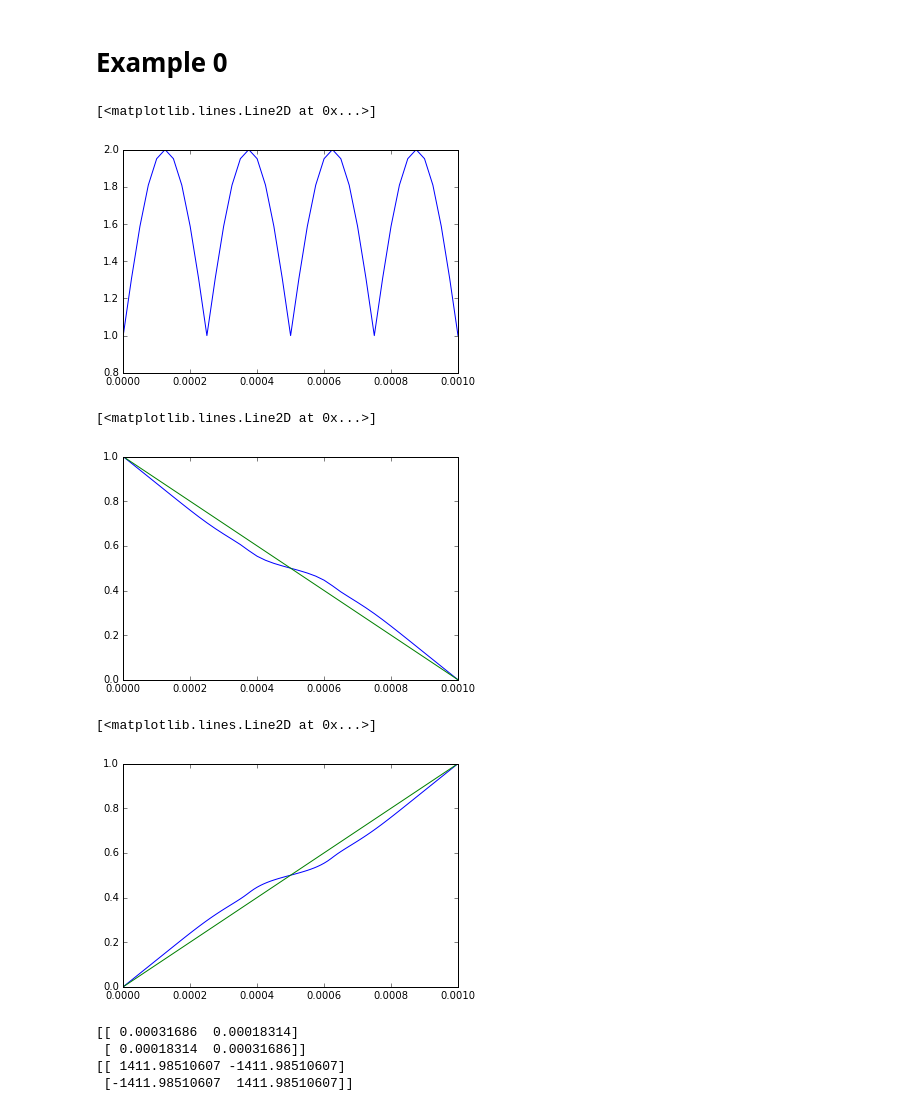
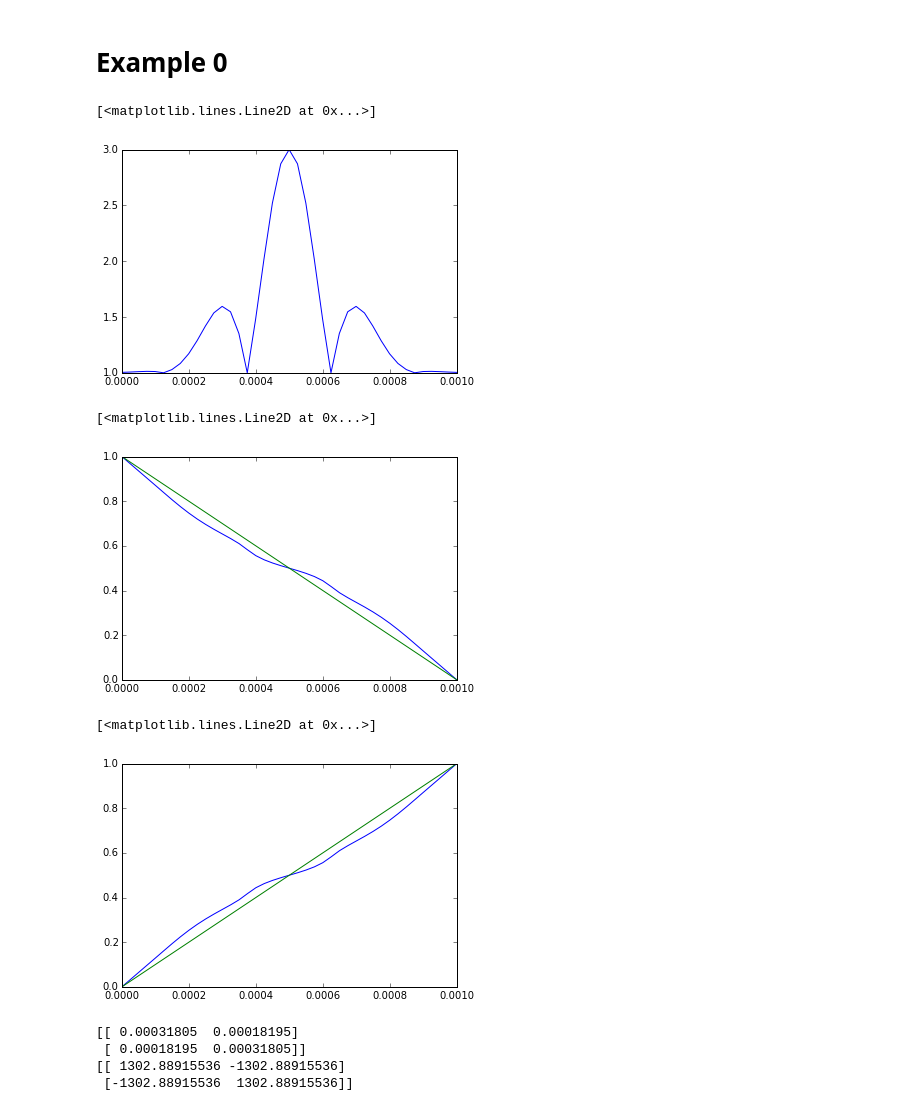
Before and after one commit to flothesof/wave1D, a Jupyter notebook: examples/multiscale.ipynb, the cells around one changed output. Drawn from its saved outputs; the diff is of its cells as text; code cells hidden in the pictures.

```diff
--- a/examples/multiscale.ipynb
+++ b/examples/multiscale.ipynb
@@ -9,16 +11,13 @@ from wave1D import functional, mesh, multiscale, operator
 # %%
 H = 0.001
 h = 2.5e-05
 msh = mesh.make_mesh_from_npt(0.0, H, (H / h + 1))
 velocity = np.abs(2.0 * functional.gated_cosine(msh-H / 2, 4000, 0.0002)) + 1.0
 
-velocity = np.abs(np.sin(4000 * np.pi * (msh-H / 2))) + 1.0
-
-
 plt.plot(msh, velocity)
 # %% [output]
 [<matplotlib.lines.Line2D at 0x...>]
-[figure, old version]
+[figure, new version]
 # %%
 # Computing local stiffness operator.
 stiffness = operator.assemble_p1_stiffness(msh, velocity)
@@ -34,13 +33,13 @@ plt.plot(msh, ms_basis0)
 plt.plot(msh, basis0)
 # %% [output]
 [<matplotlib.lines.Line2D at 0x...>]
-[figure, old version]
+[figure, new version]
 # %%
 plt.plot(msh, ms_basis1)
 plt.plot(msh, basis1)
 # %% [output]
 [<matplotlib.lines.Line2D at 0x...>]
-[figure, old version]
+[figure, new version]
 # %%
 # Computing local mass operator.
 mass = operator.assemble_p1_mass(msh)
@@ -51,10 +50,10 @@ ms_local_stiffness = multiscale.assemble_multiscale_p1_local_stiffness(stiffness
 print ms_local_mass
 print ms_local_stiffness
 # %% [output]
-[[ 0.00031686  0.00018314]
- [ 0.00018314  0.00031686]]
-[[ 1411.98510607 -1411.98510607]
- [-1411.98510607  1411.98510607]]
+[[ 0.00031805  0.00018195]
+ [ 0.00018195  0.00031805]]
+[[ 1302.88915536 -1302.88915536]
+ [-1302.88915536  1302.88915536]]
 # %%
 print np.linalg.eigvals(ms_local_mass)
 print np.linalg.eigvals(ms_local_stiffness)
```
Also changed, not shown: parts of 2 cells of this notebook, 2 other files.
